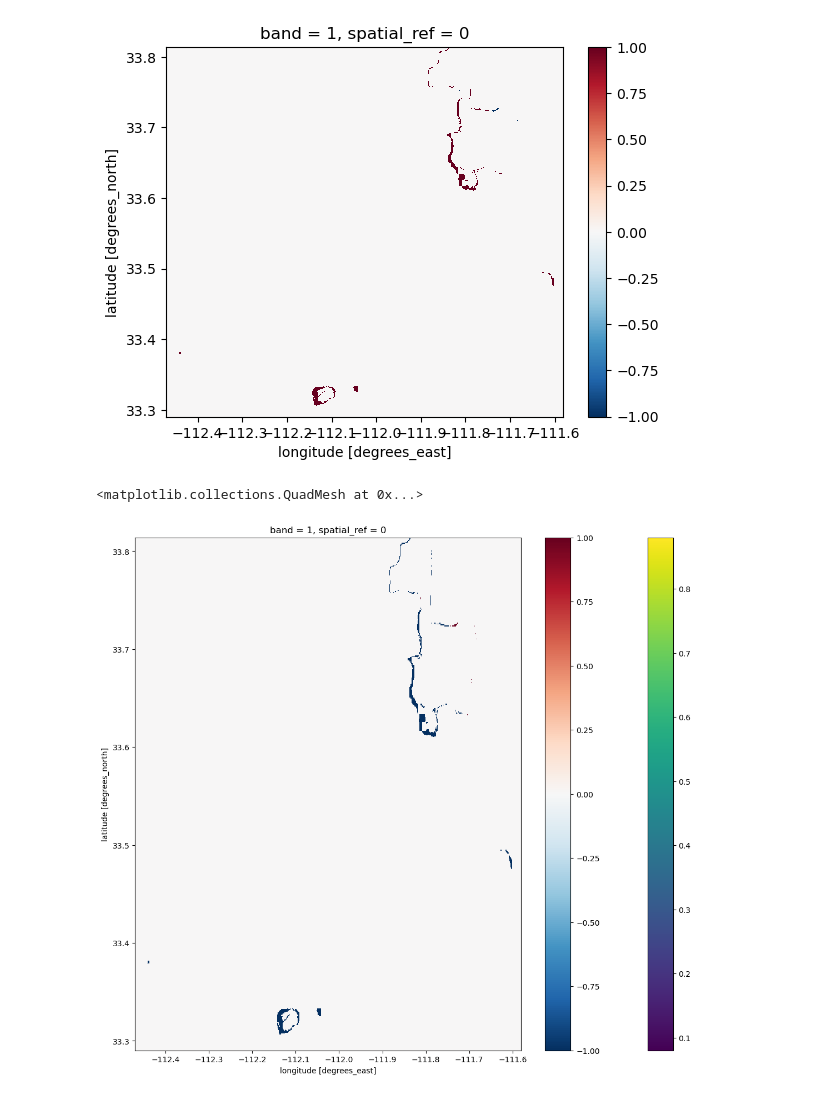
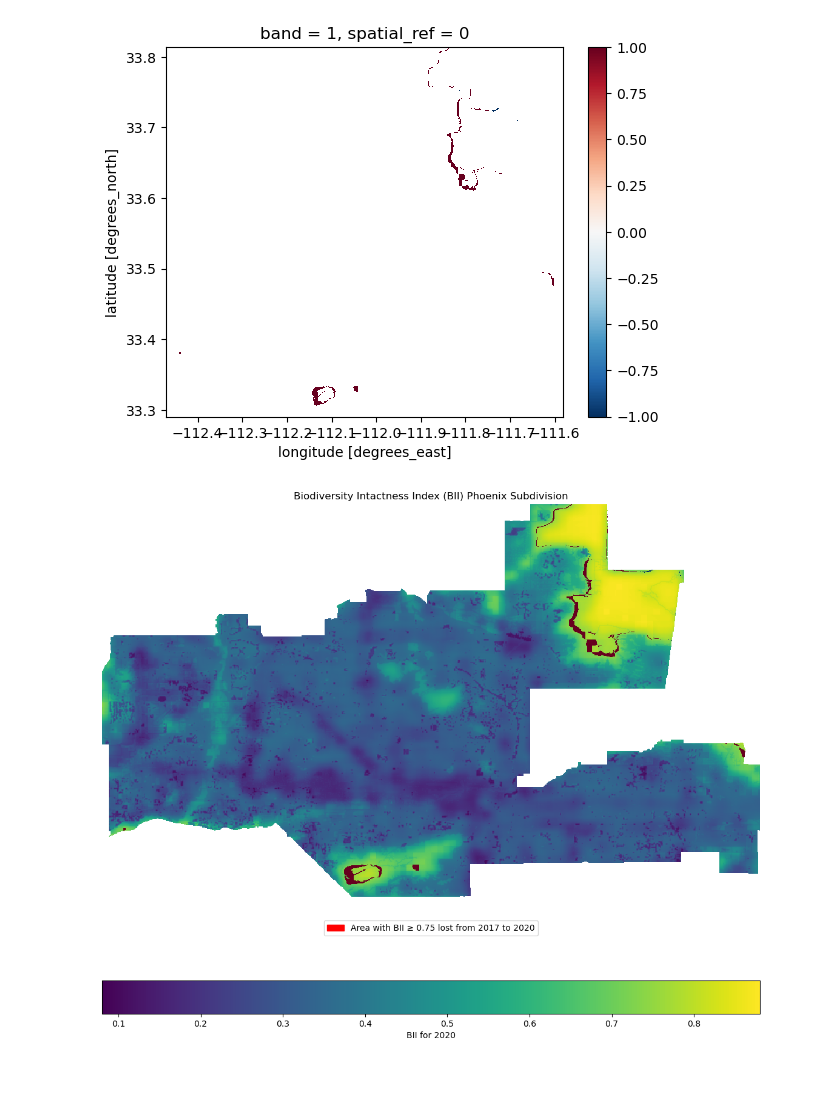
Before and after one commit to meganhessel/biodiversity_Phoenix_AZ, a Jupyter notebook: task2_biodiversity.ipynb, the cells around one changed output. Cells and saved outputs as stored; diff of their text form; code cells hidden in the pictures.

```diff
--- a/task2_biodiversity.ipynb
+++ b/task2_biodiversity.ipynb
@@ -221,4 +222,6 @@ raster2017_int = raster2017_cal.astype(int)
 # %%
 difference = raster2017_int - raster2020_int
 # %%
-[difference > 0] ==
+#[difference > 0] == NA
+
+difference_na = difference.where(difference != 0)
@@ -232,8 +233,23 @@ difference.plot()
 # %%
 fig, ax = plt.subplots(1, 1, figsize=(14, 12))
 
-raster2020_clip.plot(ax = ax)
-difference.plot(ax = ax)
+ax.axis('off')
+raster2020_clip.plot(ax = ax,
+                     cbar_kwargs = {'location': 'bottom', 'label':'BII for 2020'})
+difference_na.plot(ax = ax,
+                   #palette = "Greens",
+                   add_colorbar = False
+                    )
+
+legend_elements = [mpatches.Patch(facecolor='red', edgecolor='r',
+                         label='Area with BII ≥ 0.75 lost from 2017 to 2020')]
+
+ax.legend(handles=legend_elements, loc='upper center', bbox_to_anchor=(0.5, -0.05), ncol=5)
+
+
+ax.set_title("Biodiversity Intactness Index (BII) Phoenix Subdivision")
+
+
+plt.show()
 # %% [output]
-<matplotlib.collections.QuadMesh at 0x...>
-[figure, old version]
+[figure, new version]
```
Also changed, not shown: parts of 3 cells of this notebook.
